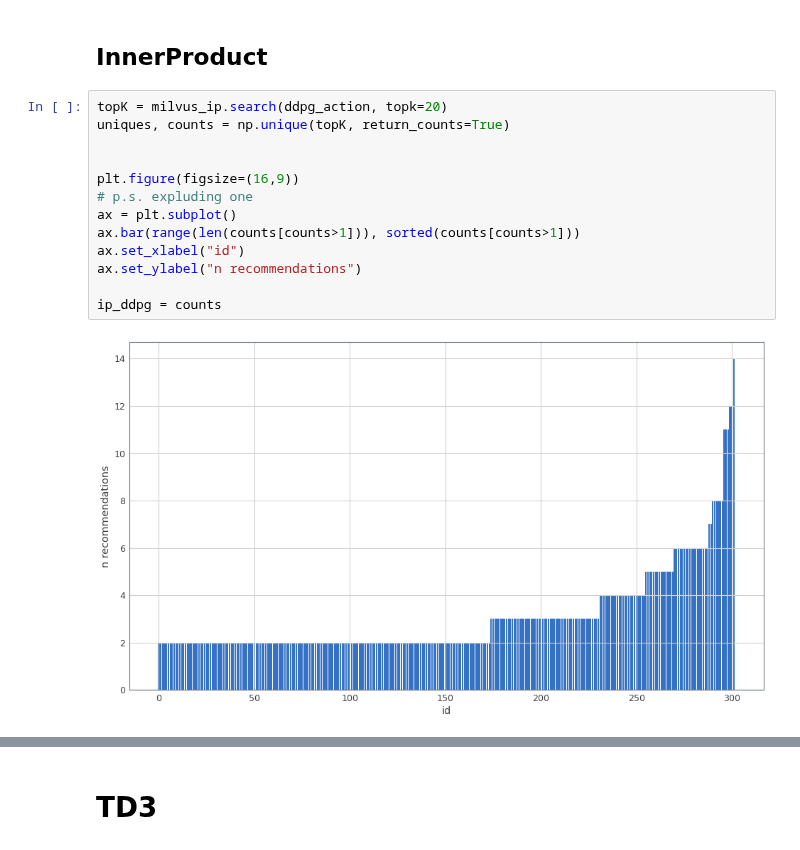
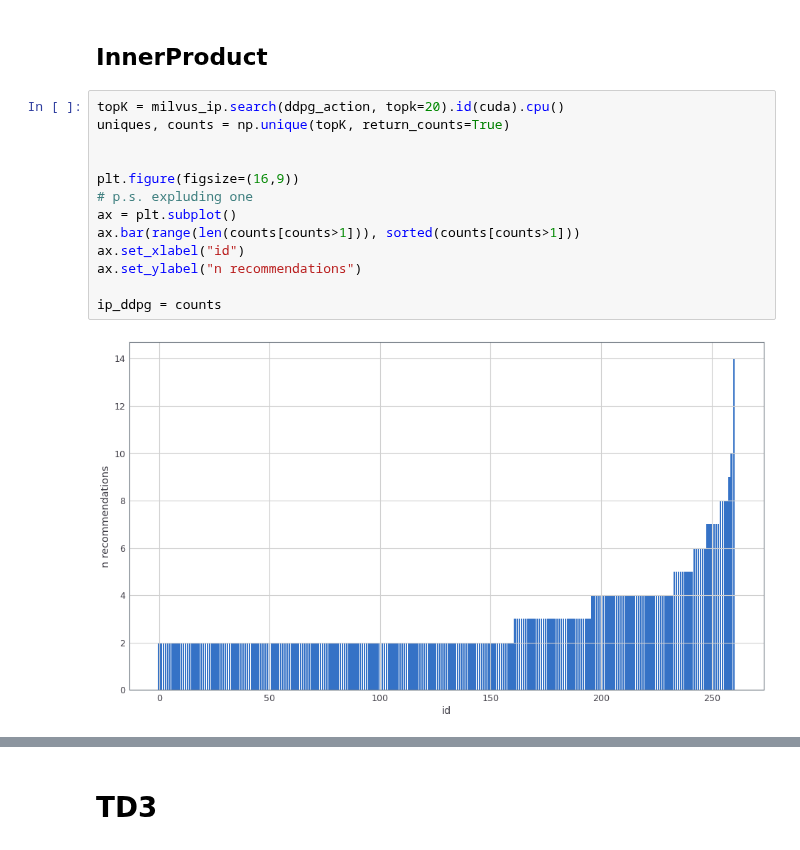
Before and after one commit to awarebayes/RecNN, a Jupyter notebook: examples/[Results]/2. Diversity Test (Indexes).ipynb, the cells around one changed output, grey strips where cells are left out. Saved outputs shown, nothing was run; the diff lists cells and outputs as text.

```diff
--- a/examples/[Results]/2. Diversity Test (Indexes).ipynb
+++ b/examples/[Results]/2. Diversity Test (Indexes).ipynb
@@ -93,20 +93,20 @@ Text(0, 0.5, 'n counts')
 # %% [markdown]
 ## InnerProduct
 # %%
-topK = milvus_ip.search(ddpg_action, topk=20)
+topK = milvus_ip.search(ddpg_action, topk=20).id(cuda).cpu()
 uniques, counts = np.unique(topK, return_counts=True)
 
 
 plt.figure(figsize=(16,9))
 # p.s. expluding one
 ax = plt.subplot()
 ax.bar(range(len(counts[counts>1])), sorted(counts[counts>1]))
 ax.set_xlabel("id")
 ax.set_ylabel("n recommendations")
 
 ip_ddpg = counts
 # %% [output]
-[figure, old version]
+[figure, new version]
 # %%
 ax = pd.Series(counts).value_counts().plot(kind='bar', figsize=(16, 9))
 ax.set_xlabel("n movie recommended")
```
Also changed, not shown: parts of 12 cells of this notebook, 8 other files.
